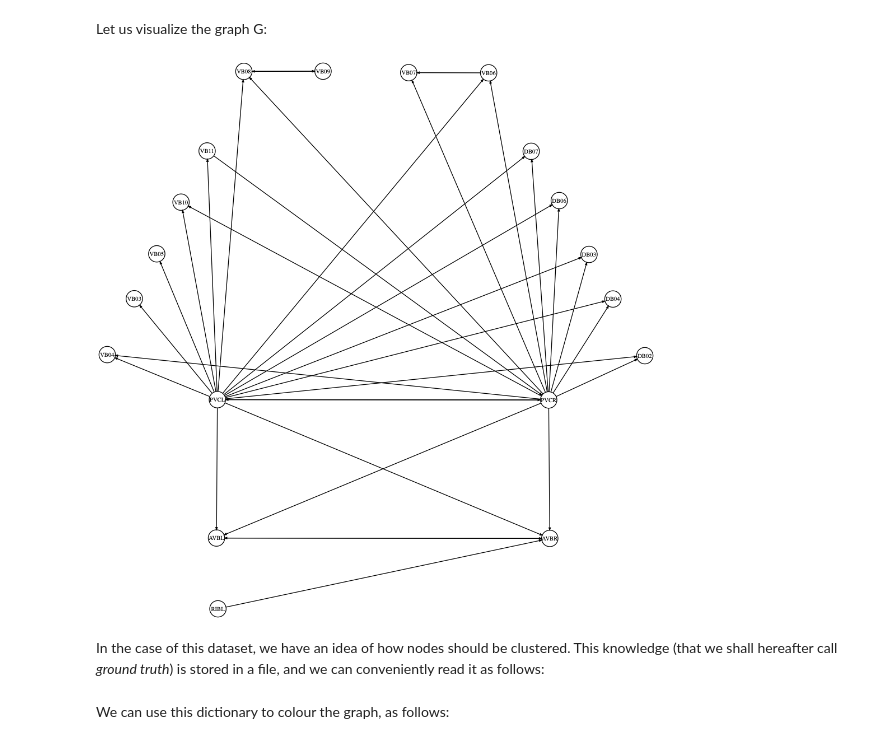
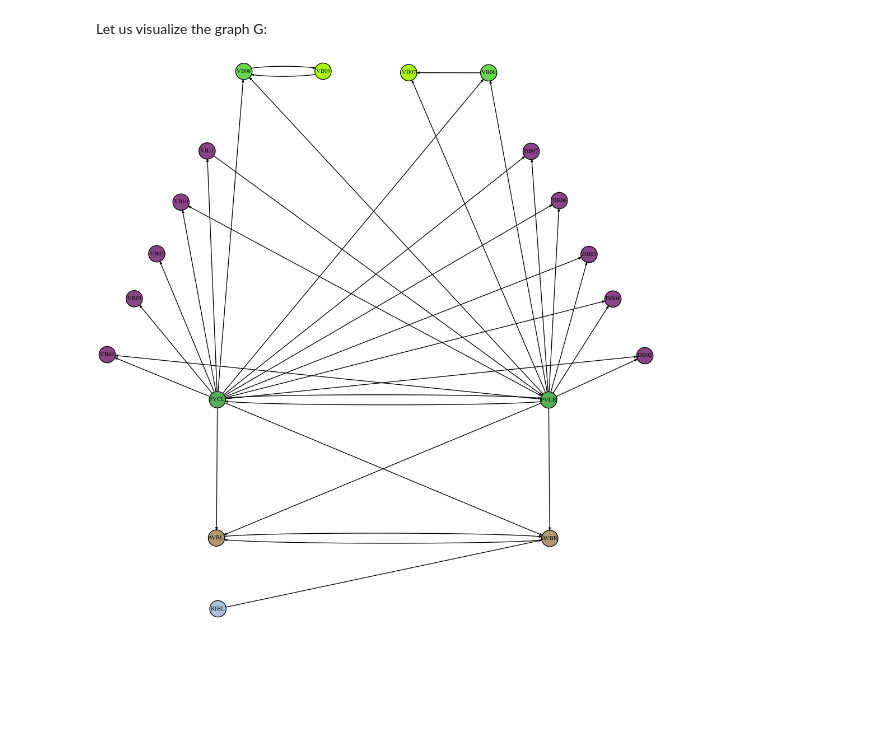
Before and after one commit to boldip/qf, a Jupyter notebook: src/evol-exp.ipynb, the cells around one changed output. Drawn from its saved outputs; the diff is of its cells as text; code cells hidden in the pictures; blank space fills up the shorter version.

Commit message:
New experiments

```diff
--- a/src/evol-exp.ipynb
+++ b/src/evol-exp.ipynb
@@ -64,0 +158,27 @@ G = qf.util.read_graph("examples/graph.tsv", coordinates=qf.util.read_coordinate
+# %%
+Gideal = qf.util.read_graph("../../Datasets/Shortcuts/forward-graph.tsv", coordinates=qf.util.read_coordinates("../../Datasets/Shortcuts/forward-coordinates.txt"))
+gt = qf.util.read_label("../../Datasets/Shortcuts/forward-ground-truth.tsv")
+
+alphas=[0, 0.05, 0.2, 0.5, 0.8, 1.0]
+
+fig, axsarray = plt.subplots(math.ceil(len(alphas) / 3), 3, squeeze=False, figsize=(15,8))
+axs = axsarray.flatten()
+
+for i in range(len(alphas)):
+    G = rewire(Gideal, alpha=alphas[i])
+    d = exper(G, gt, samples=100)
+    xs_all = []
+    ys_all = []
+    for t in d:
+        xs = [s[0] for s in t['points']]
+        ys = [s[1] for s in t['points']]
+        axs[i].scatter(xs, ys, color=t['color'], label=t['label'])
+        xs_all.extend(xs)
+        ys_all.extend(ys)
+    axs[i].legend(loc='upper left')
+    axs[i].grid(True)
+    axs[i].set_title("Rewired arcs: {}%".format(100 * alphas[i]))
+    axs[i].set_xlim([-5, max(xs_all)+5])
+    axs[i].set_ylim([-5, max(ys_all)+5])
+
+plt.show()
@@ -65,9 +187,6 @@ G = qf.util.read_graph("examples/graph.tsv", coordinates=qf.util.read_coordinate
 # %% [markdown]
 Let us visualize the graph G:
 # %%
-qf.graphs.visualize(G)
+qf.graphs.visualize(Gideal, gt)
 # %% [output]
-[figure, old version]
+[figure, new version]
-# %% [markdown]
-In the case of this dataset, we have an idea of how nodes should be clustered. This knowledge (that we shall hereafter
-call *ground truth*) is stored in a file, and we can conveniently read it as follows:
@@ -76,3 +193 @@ gt = qf.util.read_label("examples/ground-truth.tsv")
-# %% [markdown]
-We can use this dictionary to colour the graph, as follows:
 # %%
```
Also changed, not shown: parts of 52 cells of this notebook.
